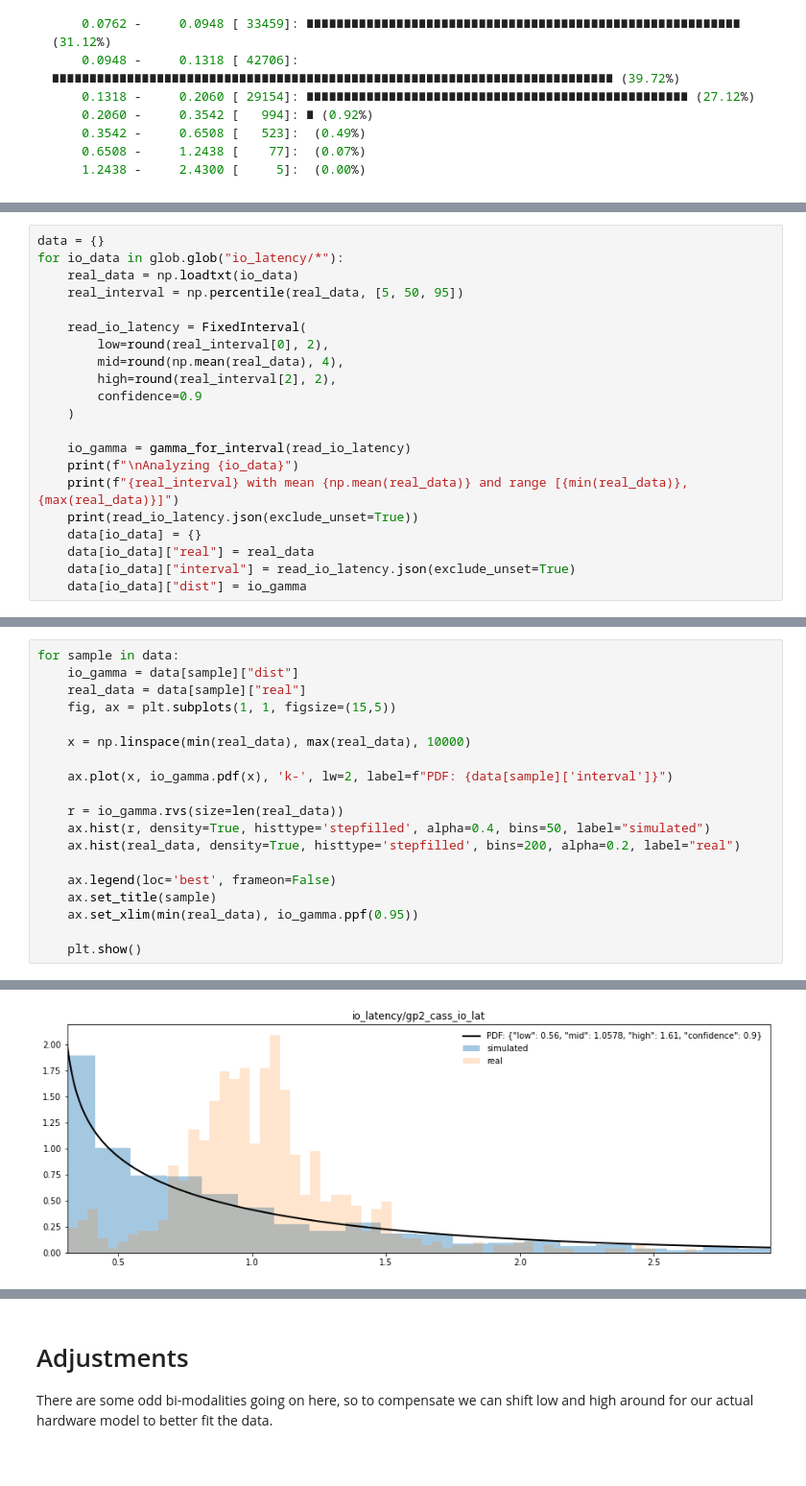
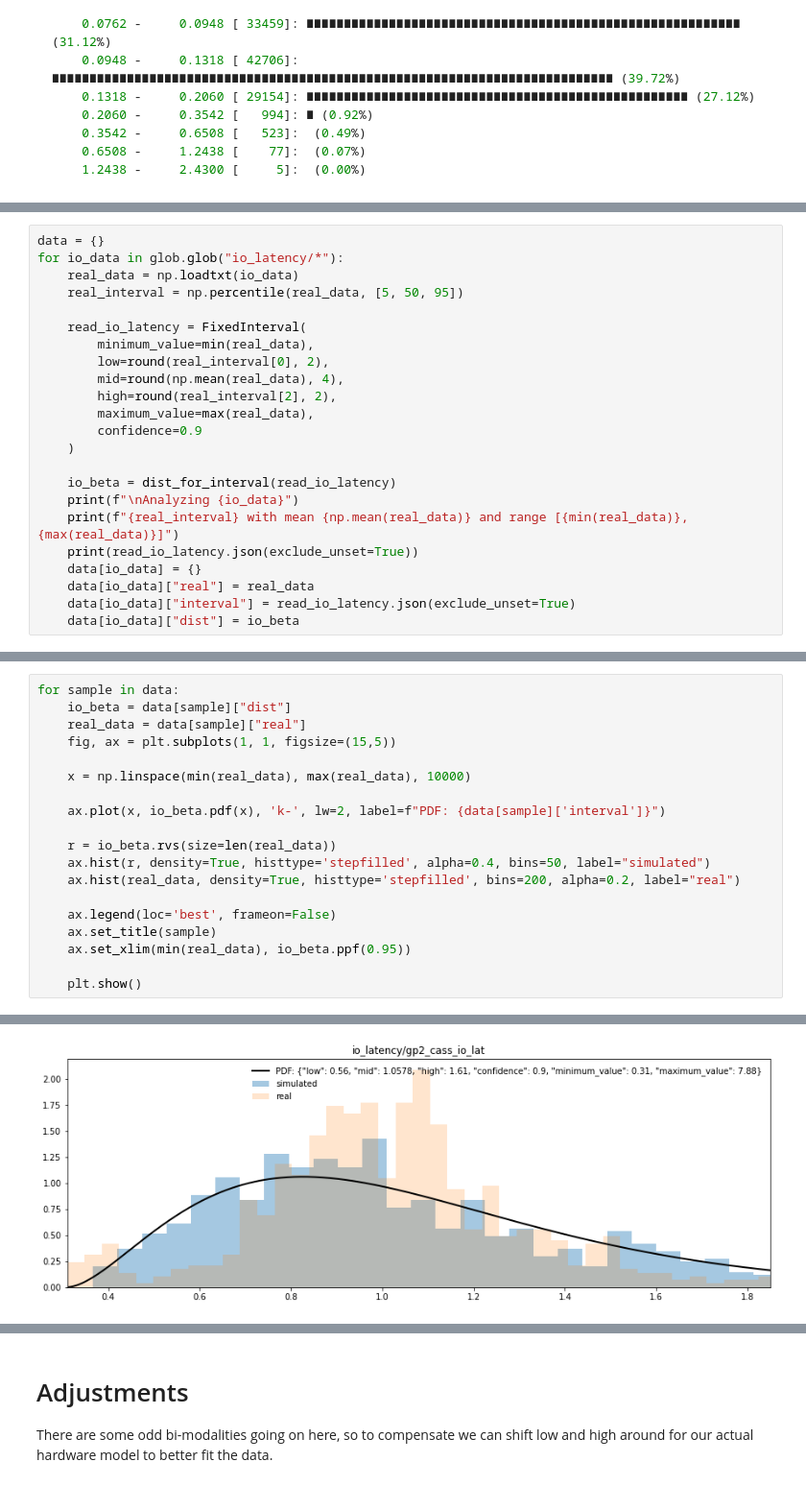
Before and after one commit to Netflix-Skunkworks/service-capacity-modeling, a Jupyter notebook: notebooks/drive_latency.ipynb, the cells around one changed output, grey strips where cells are left out. Shown: that part at 96% size. Saved outputs shown, nothing was run; the diff lists cells and outputs as text.

Commit message:
Update notebooks and code with new beta defaults

```diff
--- a/notebooks/drive_latency.ipynb
+++ b/notebooks/drive_latency.ipynb
@@ -39,20 +39,22 @@ for io_data in glob.glob("io_latency/*"):
     real_interval = np.percentile(real_data, [5, 50, 95])
 
     read_io_latency = FixedInterval(
+        minimum_value=min(real_data),
         low=round(real_interval[0], 2),
         mid=round(np.mean(real_data), 4),
         high=round(real_interval[2], 2),
+        maximum_value=max(real_data),
         confidence=0.9
     )
 
-    io_gamma = gamma_for_interval(read_io_latency)
+    io_beta = dist_for_interval(read_io_latency)
     print(f"\nAnalyzing {io_data}")
     print(f"{real_interval} with mean {np.mean(real_data)} and range [{min(real_data)}, {max(real_data)}]")
     print(read_io_latency.json(exclude_unset=True))
     data[io_data] = {}
     data[io_data]["real"] = real_data
     data[io_data]["interval"] = read_io_latency.json(exclude_unset=True)
-    data[io_data]["dist"] = io_gamma
+    data[io_data]["dist"] = io_beta
 # %% [output]
 Analyzing io_latency/m5d_cass_io_lat
 [0.08 0.1  0.18] with mean 0.11889756968665424 and range [0.06, 2.43]
@@ -68,20 +70,20 @@ Analyzing io_latency/i3_cass_io_lat
 # %%
 for sample in data:
-    io_gamma = data[sample]["dist"]
+    io_beta = data[sample]["dist"]
     real_data = data[sample]["real"]
     fig, ax = plt.subplots(1, 1, figsize=(15,5))
 
     x = np.linspace(min(real_data), max(real_data), 10000)
 
-    ax.plot(x, io_gamma.pdf(x), 'k-', lw=2, label=f"PDF: {data[sample]['interval']}")
+    ax.plot(x, io_beta.pdf(x), 'k-', lw=2, label=f"PDF: {data[sample]['interval']}")
 
-    r = io_gamma.rvs(size=len(real_data))
+    r = io_beta.rvs(size=len(real_data))
     ax.hist(r, density=True, histtype='stepfilled', alpha=0.4, bins=50, label="simulated")
     ax.hist(real_data, density=True, histtype='stepfilled', bins=200, alpha=0.2, label="real")
 
     ax.legend(loc='best', frameon=False)
     ax.set_title(sample)
-    ax.set_xlim(min(real_data), io_gamma.ppf(0.95))
+    ax.set_xlim(min(real_data), io_beta.ppf(0.95))
 
     plt.show()
 # %% [output]
@@ -89 +91 @@ for sample in data:
-[figure, old version]
+[figure, new version]
```
Also changed, not shown: parts of 10 cells of this notebook, 7 other files.
